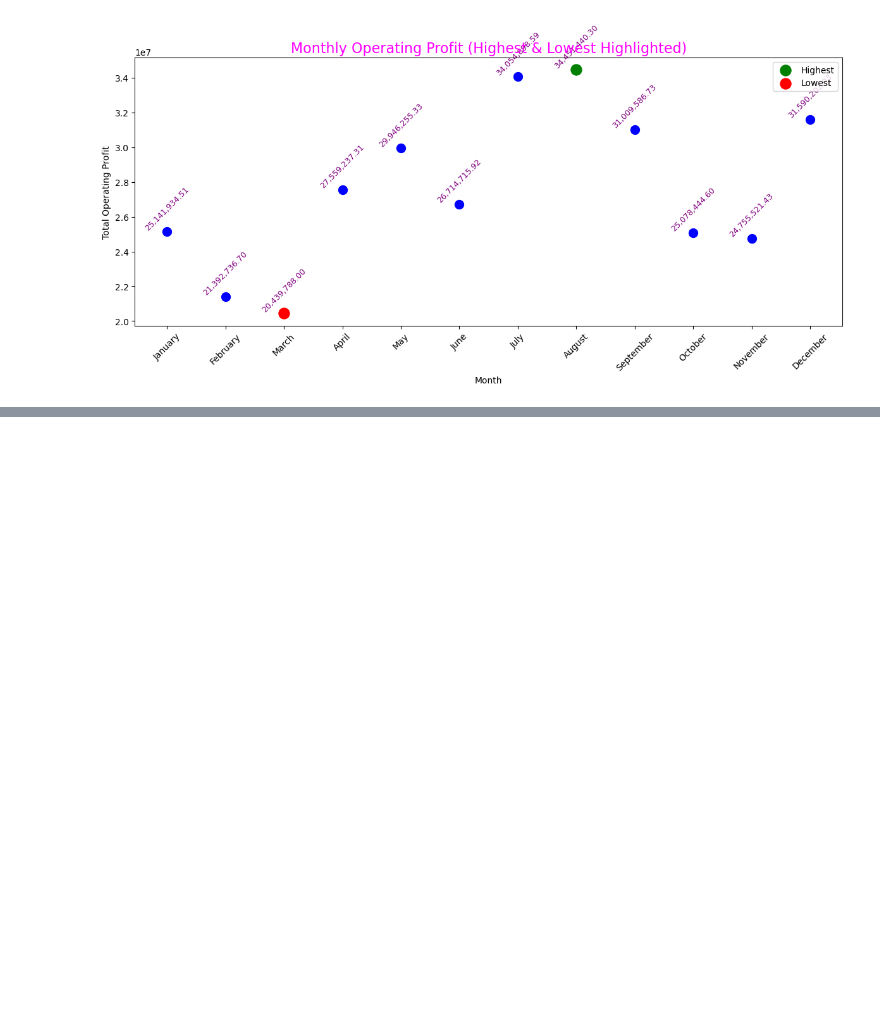
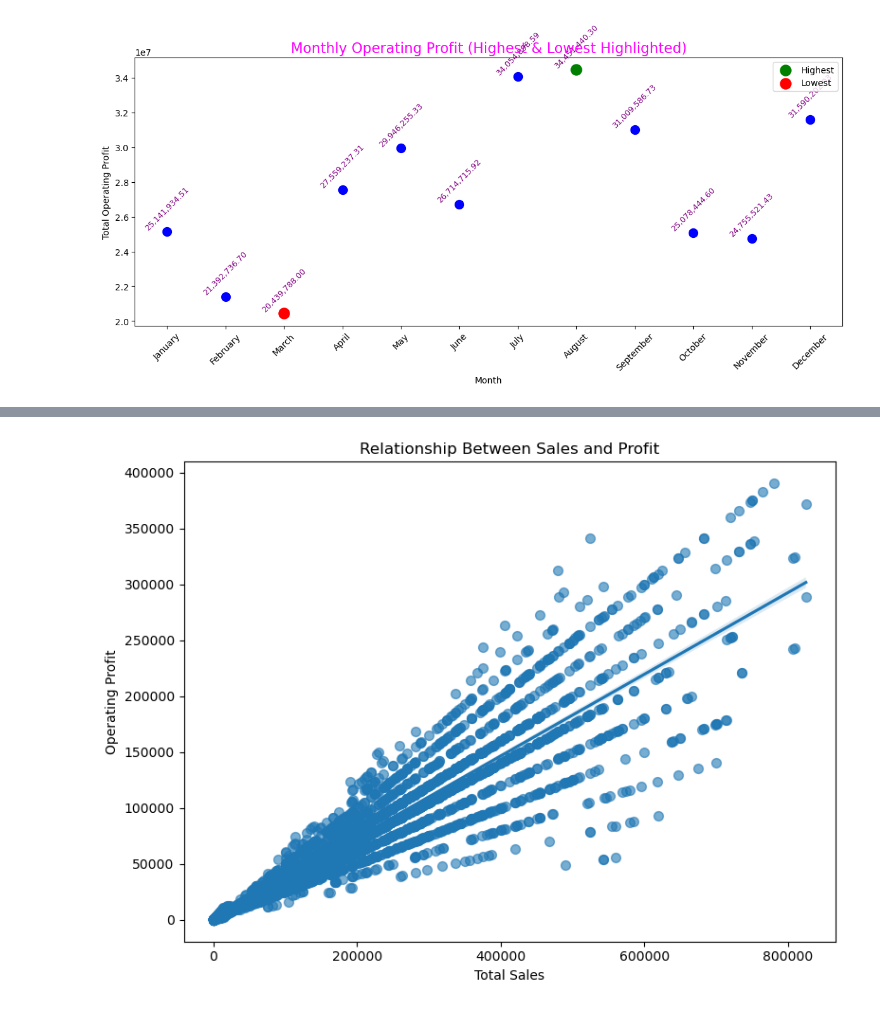
Before and after one commit to Lenmbugua/Analytics-Practice-Datasets, a Jupyter notebook: Adidas US sales Dataset.ipynb, the cells around one changed output, grey strips where cells are left out. Saved outputs shown, nothing was run; the diff lists cells and outputs as text; code cells hidden in the pictures; blank space fills up the shorter version.

```diff
--- a/Adidas US sales Dataset.ipynb
+++ b/Adidas US sales Dataset.ipynb
@@ -213,0 +233,14 @@ plt.show()
+# %%
+#Representing the corelation using a scatter plot
+import matplotlib.pyplot as plt
+import seaborn as sns
+
+plt.figure(figsize=(8,6))
+sns.regplot(x='Total Sales', y='Operating Profit', data=df, scatter_kws={'s':50, 'alpha':0.6})
+plt.title('Relationship Between Sales and Profit')
+plt.xlabel('Total Sales')
+plt.ylabel('Operating Profit')
+plt.tight_layout()
+plt.show()
+# %% [output]
+[figure, added]
```
Also changed, not shown: parts of 3 cells of this notebook.
